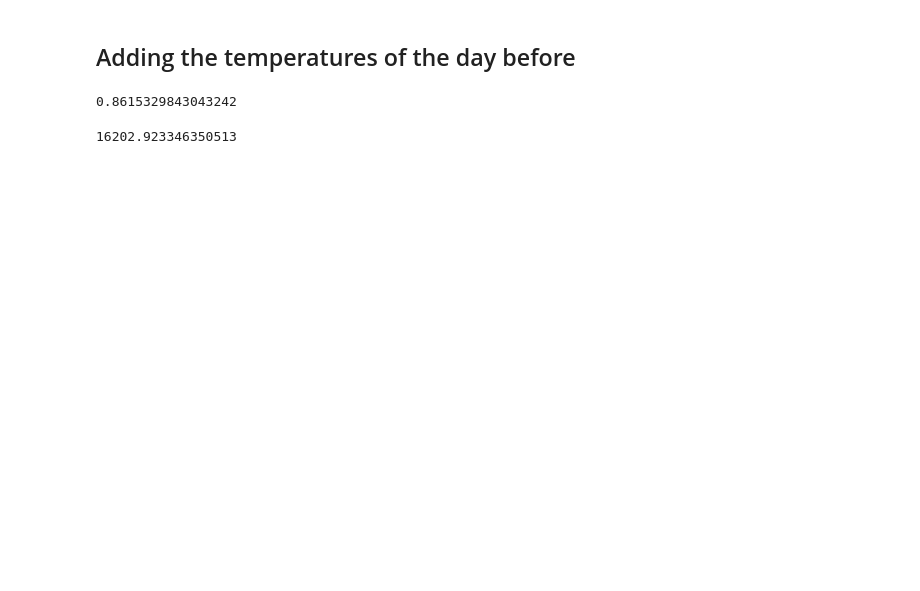
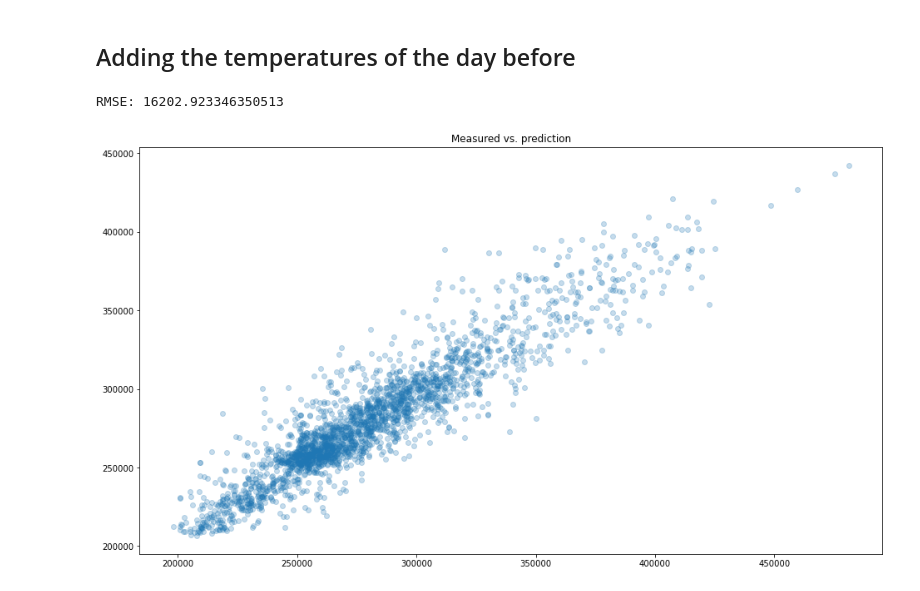
Before and after one commit to rudymalhi/data-science-course-final-project, a Jupyter notebook: energy-consumption-v2.ipynb, the cells around one changed output. Saved outputs shown, nothing was run; the diff lists cells and outputs as text; code cells hidden in the pictures; blank space fills up the shorter version.

```diff
--- a/energy-consumption-v2.ipynb
+++ b/energy-consumption-v2.ipynb
@@ -207,11 +202,12 @@ X_train, X_test, y_train, y_test = train_test_split(X, y)
 # %%
 gs_ridge2 = GridSearchCV(ridge, param_grid=param_grid)
 gs_ridge2.fit(X_train, y_train)
-gs_ridge2.score(X_test, y_test)
+scores = cross_val_score(gs_ridge2, X, y, cv=5, scoring='neg_mean_squared_error')
+print("RMSE: {}".format(np.mean(np.sqrt(-scores))))
 # %% [output]
-0.8615329843043242
+RMSE: 16202.923346350513
-# %%
-scores = cross_val_score(gs_ridge2, X, y, cv=5, scoring='neg_mean_squared_error')
-np.mean(np.sqrt(-scores))
-# %% [output]
-16202.923346350513
+# %%
+plt.scatter(y, gs_ridge2.predict(X), alpha=0.25)
+plt.title("Measured vs. prediction");
+# %% [output]
+[figure, added]
```
Also changed, not shown: parts of 9 cells of this notebook.
